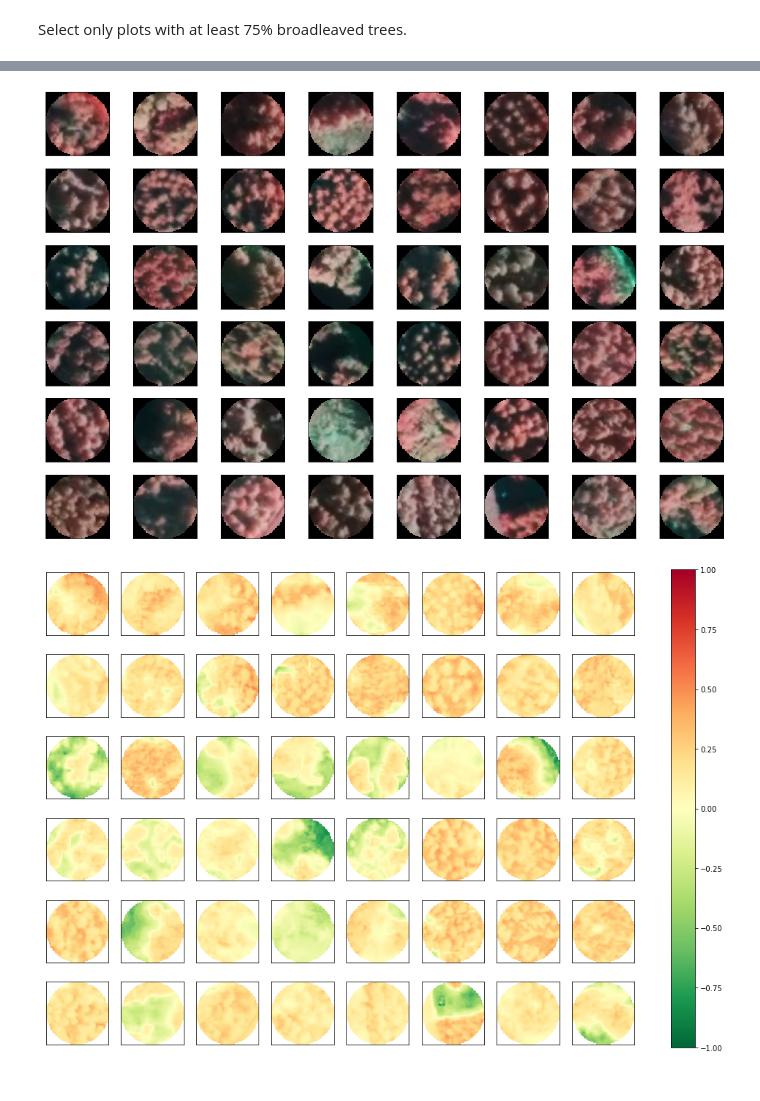
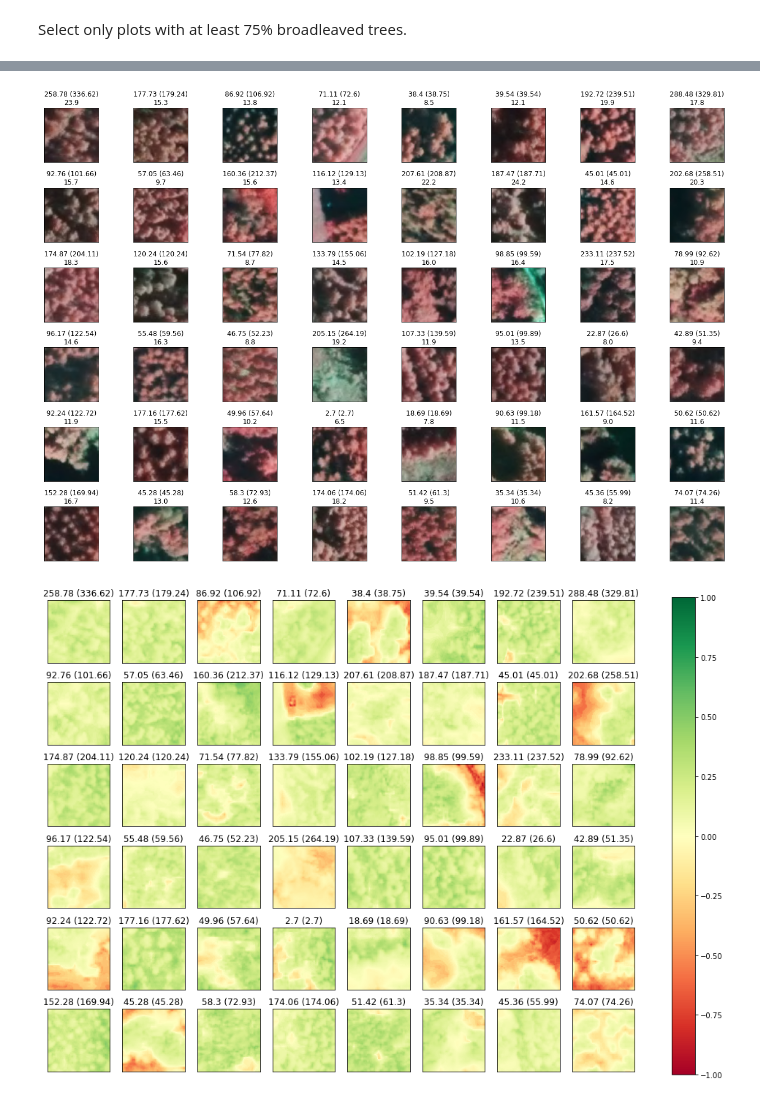
Before and after one commit to mayrajeo/enveco, a Jupyter notebook: examples/Check NDVI values for plots.ipynb, the cells around one changed output, grey strips where cells are left out. Saved outputs shown, nothing was run; the diff lists cells and outputs as text; code cells hidden in the pictures.

```diff
--- a/examples/Check NDVI values for plots.ipynb
+++ b/examples/Check NDVI values for plots.ipynb
@@ -5,0 +57,6 @@ from enveco.data.image import *
+# %%
+with rio.open(data_path/f'AV_chm/{chms[666]}') as f:
+    vals = f.read()
+    bounds = f.bounds
+
+vals = np.pad(vals, ((0,0), (0, 61-vals.shape[1]), (0,61-vals.shape[2])))
@@ -5,0 +104,4 @@ from enveco.data.image import *
+# %%
+with rio.open(f'../../enveco_data/enveco/AV_tif/{chms[111]}') as f:
+    imvals = f.read()
+    print(f.bounds)
@@ -20,28 +182,31 @@ train['lp_maj'] = train.apply(lambda row: find_lp_maj(row), axis=1)
 # %%
-lp_images = [mask_plot_from_image(open_geotiff(data_path/f'AV_tif/{f}.tif'))
+lp_images = [open_geotiff(data_path/f'AV_tif/{f}.tif')
             for f in train[train.lp_maj == 1].sampleplotid.values]
 # %%
 import random
-testims = lp_images#random.sample(lp_images, 48)
+testims = random.sample(lp_images, 48)
 fig, axs = plt.subplots(6,8, figsize=(18,12))
 
 for i, a in enumerate(axs.flatten()):
     a.set_xticks([])
     a.set_yticks([])
     im = a.imshow(testims[i].swapaxes(0,2).swapaxes(0,1))
+    a.set_title(f'{train[train.lp_maj == 1].iloc[i].v_lp} ({train[train.lp_maj == 1].iloc[i].v})\n{train[train.lp_maj==1].iloc[i].h}')
+plt.tight_layout()
 # %% [output]
-[figure, old version]
+[figure, new version]
 # %%
 fig, axs = plt.subplots(6,8, figsize=(18,12))
-ndvi_ims = [calc_normalized_spectral_index(testim, 0, 1) for testim in testims]
+ndvi_ims = [calc_normalized_spectral_index(testim.astype(np.float32), 0, 1) for testim in testims]
 for i, a in enumerate(axs.flatten()):
     a.set_xticks([])
     a.set_yticks([])
-    im = a.imshow(ndvi_ims[i], vmin=-1, vmax=1, cmap='RdYlGn_r')
+    im = a.imshow(ndvi_ims[i], vmin=-1, vmax=1, cmap='RdYlGn')
+    a.set_title(f'{train[train.lp_maj == 1].iloc[i].v_lp} ({train[train.lp_maj == 1].iloc[i].v})')
 
 fig.colorbar(im, ax=axs.ravel().tolist())
 plt.show()
 # %% [output]
-[figure, old version]
+[figure, new version]
 # %%
 fig, axs = plt.subplots(6,8, figsize=(18,12))
```
Also changed, not shown: parts of 36 cells of this notebook, 55 other files.
